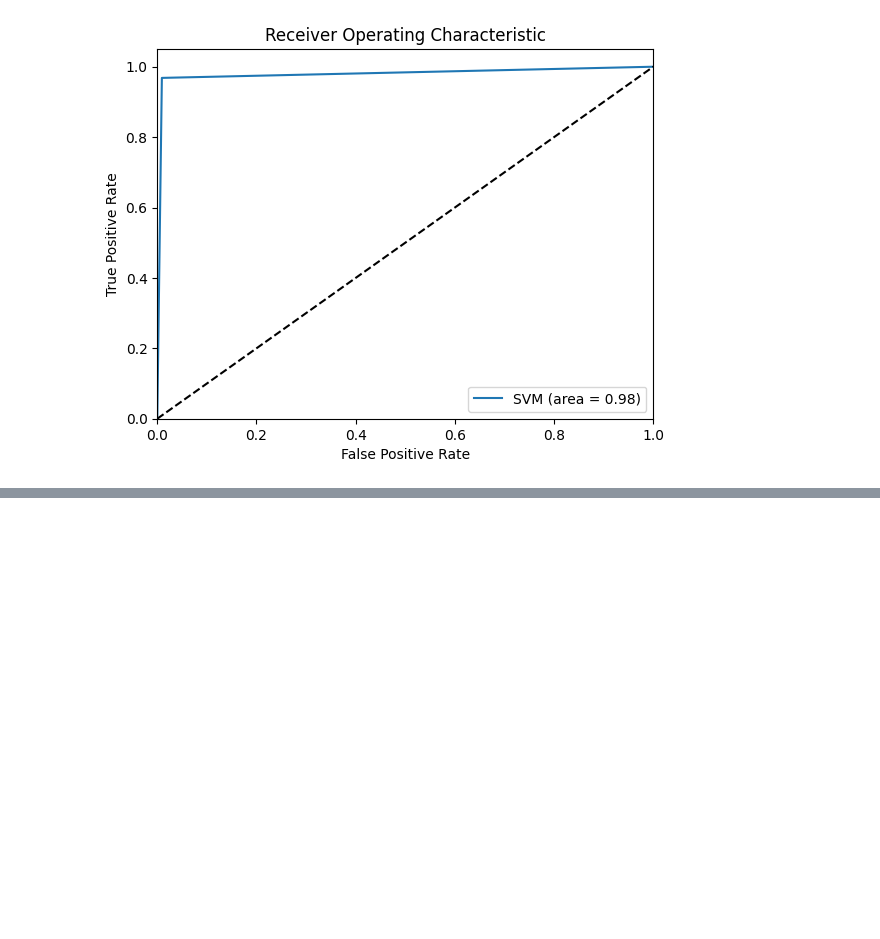
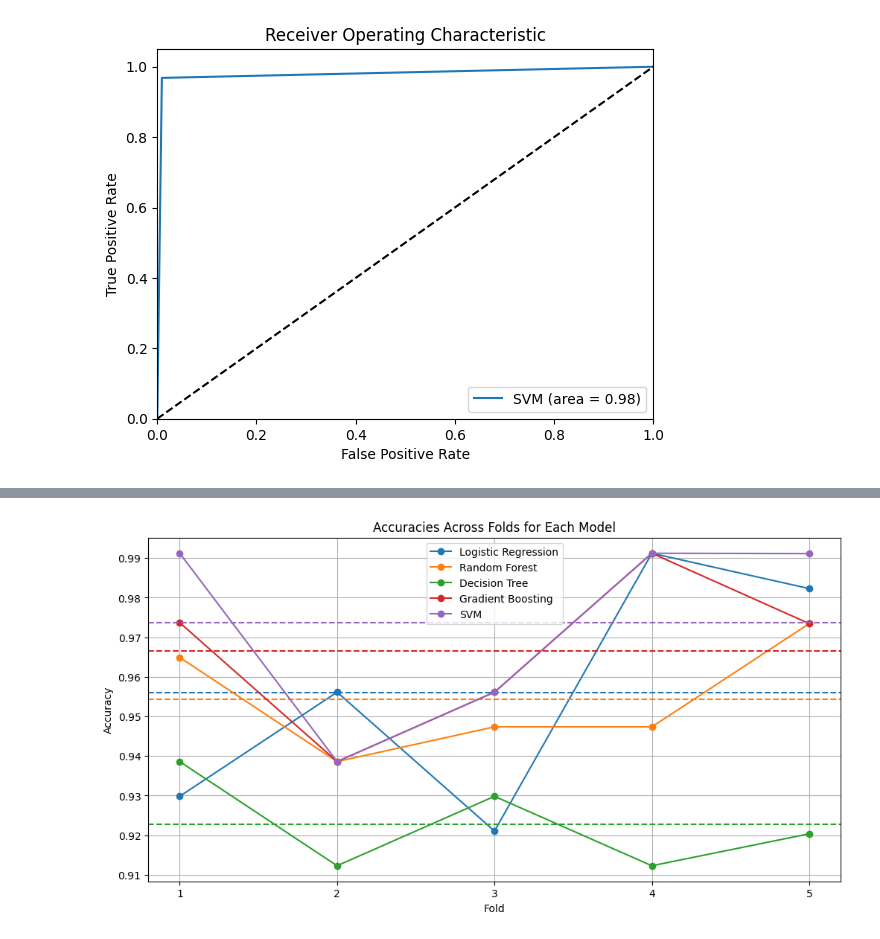
Before and after one commit to devanshis12/mlcb-bc-detection, a Jupyter notebook: bc_model.ipynb, the cells around one changed output, grey strips where cells are left out. Drawn from its saved outputs; the diff is of its cells as text; code cells hidden in the pictures; blank space fills up the shorter version.

```diff
--- a/bc_model.ipynb
+++ b/bc_model.ipynb
@@ -384,7 +382,7 @@ Random Forest ROC AUC Score:  0.9371693121693121
 # %% [markdown]
 #### 3.2.3 Stratified K Fold
 # %%
-evaluate_model_cv(RandomForestClassifier(n_estimators=50, random_state=42, max_depth=10, min_samples_split=5, min_samples_leaf=1, max_features='sqrt'),
+acc_rf, auc_rf = evaluate_model_cv(RandomForestClassifier(n_estimators=50, random_state=42, max_depth=10, min_samples_split=5, min_samples_leaf=1, max_features='sqrt'),
                   X, y, model_name="Random Forest")
 # %% [output]
 📊 Evaluating Random Forest with 5-Fold Stratified CV
@@ -518,7 +516,7 @@ Decision Tree ROC AUC Score:  0.943121693121693
 # %% [markdown]
 #### 3.3.3 Stratified K Fold
 # %%
-evaluate_model_cv(DecisionTreeClassifier(random_state=42, min_samples_split=5, min_samples_leaf=4, max_features='log2', criterion='gini'),
+acc_dt, auc_dt = evaluate_model_cv(DecisionTreeClassifier(random_state=42, min_samples_split=5, min_samples_leaf=4, max_features='log2', criterion='gini'),
                   X, y, model_name="Decision Tree")
 # %% [output]
 📊 Evaluating Decision Tree with 5-Fold Stratified CV
@@ -651,7 +649,7 @@ Gradient Boosting ROC AUC Score:  0.9484126984126984
 # %% [markdown]
 #### 3.4.3 Stratified K Fold
 # %%
-evaluate_model_cv(GradientBoostingClassifier(n_estimators=200, random_state=42, learning_rate=0.2, max_depth=5, min_samples_split=10, min_samples_leaf=4),
+acc_gb, auc_gb = evaluate_model_cv(GradientBoostingClassifier(n_estimators=200, random_state=42, learning_rate=0.2, max_depth=5, min_samples_split=10, min_samples_leaf=4),
                   X, y, model_name="Gradient Boosting")
 # %% [output]
 📊 Evaluating Gradient Boosting with 5-Fold Stratified CV
@@ -756,7 +754,7 @@ SVC ROC AUC Score:  0.9543650793650793
 # %% [markdown]
 #### 3.5.2 Stratified K Fold
 # %%
-evaluate_model_cv(SVC(kernel='linear', random_state=42),
+acc_svm, auc_svm = evaluate_model_cv(SVC(kernel='linear', random_state=42),
                   X, y, model_name="SVM")
 # %% [output]
 📊 Evaluating SVM with 5-Fold Stratified CV
@@ -1311,0 +1328,22 @@ plot_roc_curve(y_test, y_pred_svc, 'SVM')
+# %%
+# Define model names and their accuracies
+models = ["Logistic Regression", "Random Forest", "Decision Tree", "Gradient Boosting", "SVM"]
+accuracies = [acc_lr, acc_rf, acc_dt, acc_gb, acc_svm]  # Replace with your actual accuracy lists
+
+# Plotting accuracies
+plt.figure(figsize=(12, 6))
+for i, model in enumerate(models):
+    # Plot the accuracy line for each fold
+    line, = plt.plot(range(1, len(accuracies[i]) + 1), accuracies[i], marker='o', label=model)
+    # Plot the mean accuracy line with the same color as the model's line
+    plt.axhline(y=np.mean(accuracies[i]), color=line.get_color(), linestyle='--')
+
+plt.title("Accuracies Across Folds for Each Model")
+plt.xlabel("Fold")
+plt.ylabel("Accuracy")
+plt.xticks(range(1, len(accuracies[0]) + 1))
+plt.legend()
+plt.grid()
+plt.show()
+# %% [output]
+[figure, added]
```
Also changed, not shown: parts of 13 cells of this notebook.
